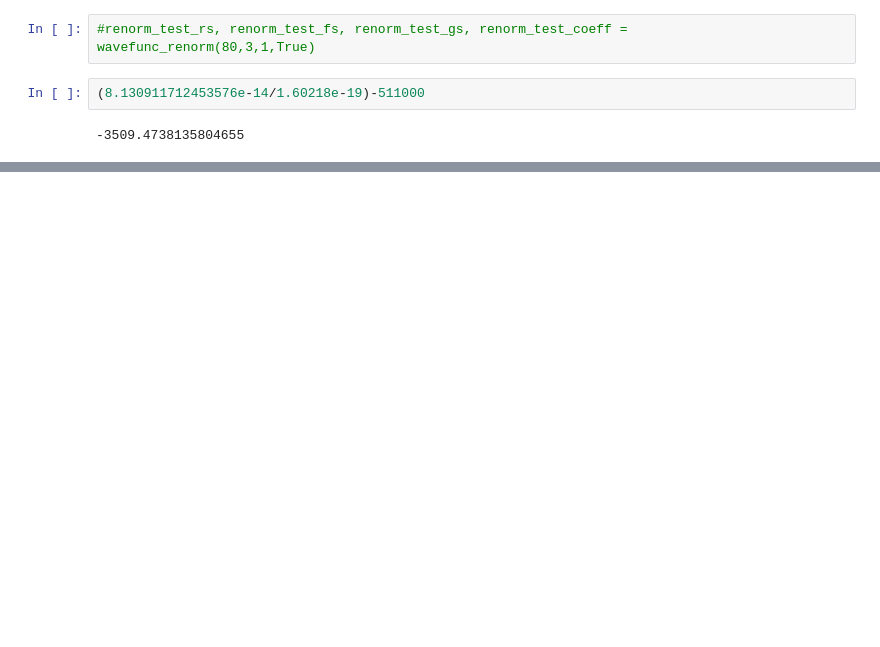
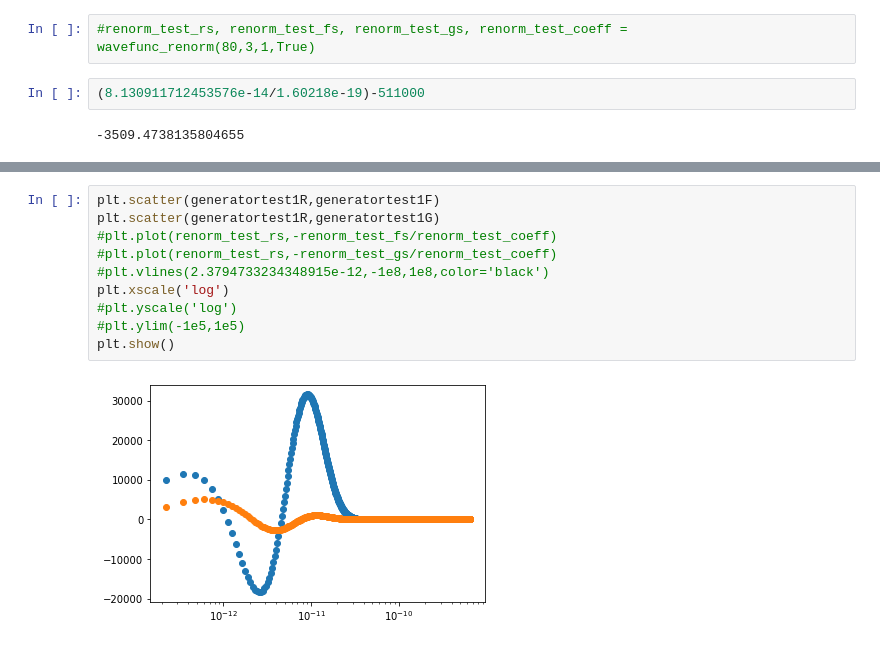
Before and after one commit to Roman-HLIS-Cosmology-PIT/HAZARD-simulator, a Jupyter notebook: EmilyWork/GCR_Sim_Dirac (2).ipynb, the cells around one changed output, grey strips where cells are left out. Drawn from its saved outputs; the diff is of its cells as text; blank space fills up the shorter version.

```diff
--- a/EmilyWork/GCR_Sim_Dirac (2).ipynb
+++ b/EmilyWork/GCR_Sim_Dirac (2).ipynb
@@ -548,0 +555,12 @@ plt.show()
+# %%
+plt.scatter(generatortest1R,generatortest1F)
+plt.scatter(generatortest1R,generatortest1G)
+#plt.plot(renorm_test_rs,-renorm_test_fs/renorm_test_coeff)
+#plt.plot(renorm_test_rs,-renorm_test_gs/renorm_test_coeff)
+#plt.vlines(2.3794733234348915e-12,-1e8,1e8,color='black')
+plt.xscale('log')
+#plt.yscale('log')
+#plt.ylim(-1e5,1e5)
+plt.show()
+# %% [output]
+[figure, added]
```
Also changed, not shown: parts of 11 cells of this notebook.
